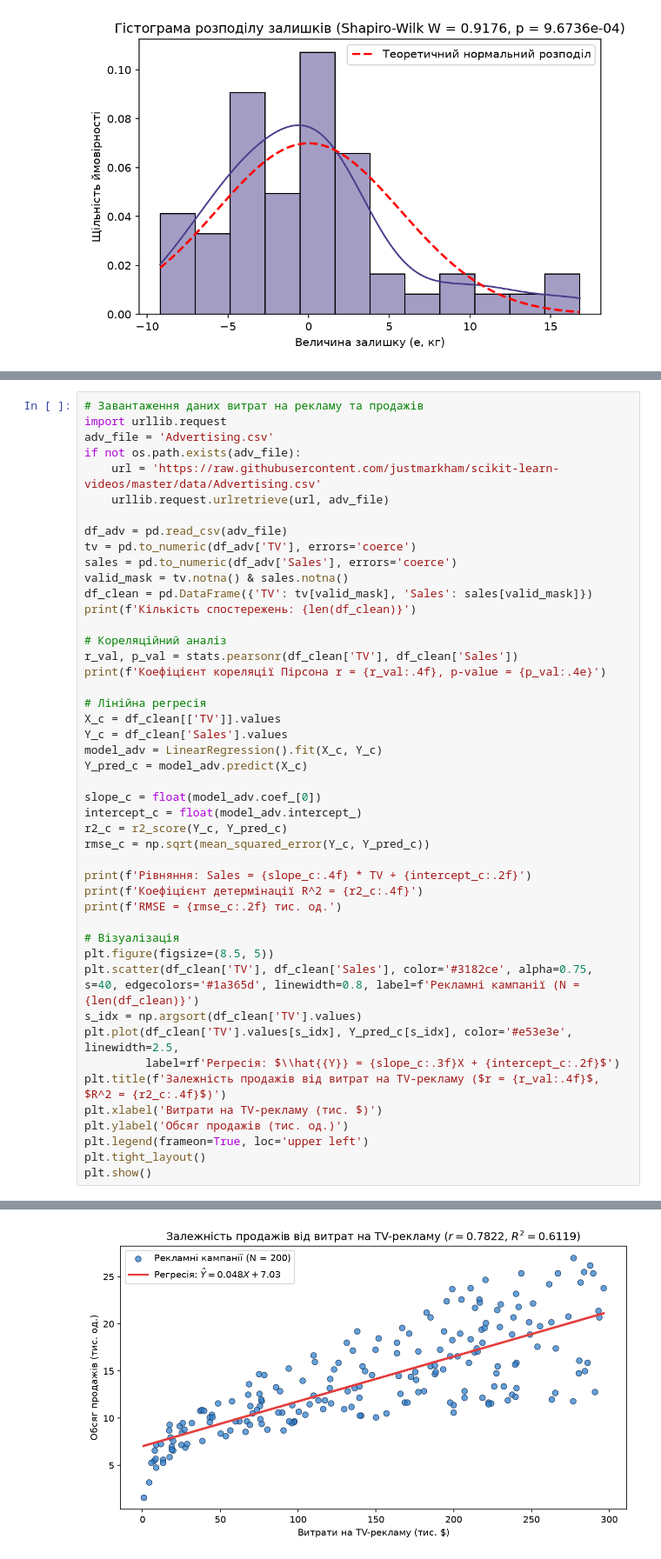
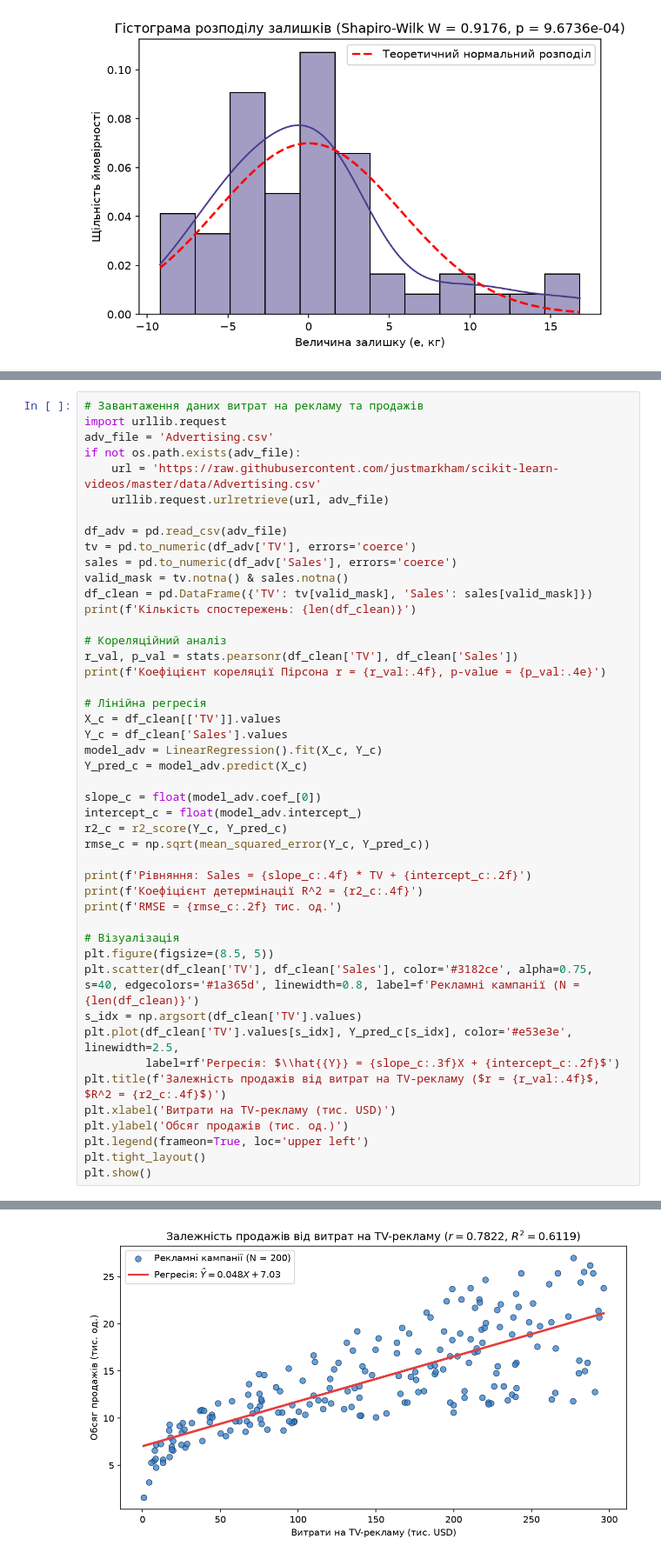
Before and after one commit to bahriibelzandrii/IAD, a Jupyter notebook: Lab_2/notebook.ipynb, the cells around one changed output, grey strips where cells are left out. Shown at 87% size. Drawn from its saved outputs; the diff is of its cells as text.

Commit message:
Lab 2: fix MathJax markdown rendering in notebook and update plot units to USD

```diff
--- a/Lab_2/notebook.ipynb
+++ b/Lab_2/notebook.ipynb
@@ -207,35 +208,35 @@ X_c = df_clean[['TV']].values
 Y_c = df_clean['Sales'].values
 model_adv = LinearRegression().fit(X_c, Y_c)
 Y_pred_c = model_adv.predict(X_c)
 
 slope_c = float(model_adv.coef_[0])
 intercept_c = float(model_adv.intercept_)
 r2_c = r2_score(Y_c, Y_pred_c)
 rmse_c = np.sqrt(mean_squared_error(Y_c, Y_pred_c))
 
 print(f'Рівняння: Sales = {slope_c:.4f} * TV + {intercept_c:.2f}')
 print(f'Коефіцієнт детермінації R^2 = {r2_c:.4f}')
 print(f'RMSE = {rmse_c:.2f} тис. од.')
 
 # Візуалізація
 plt.figure(figsize=(8.5, 5))
 plt.scatter(df_clean['TV'], df_clean['Sales'], color='#3182ce', alpha=0.75, s=40, edgecolors='#1a365d', linewidth=0.8, label=f'Рекламні кампанії (N = {len(df_clean)}')
 s_idx = np.argsort(df_clean['TV'].values)
 plt.plot(df_clean['TV'].values[s_idx], Y_pred_c[s_idx], color='#e53e3e', linewidth=2.5,
          label=rf'Регресія: $\\hat{{Y}} = {slope_c:.3f}X + {intercept_c:.2f}$')
 plt.title(f'Залежність продажів від витрат на TV-рекламу ($r = {r_val:.4f}$, $R^2 = {r2_c:.4f}$)')
-plt.xlabel('Витрати на TV-рекламу (тис. $)')
+plt.xlabel('Витрати на TV-рекламу (тис. USD)')
 plt.ylabel('Обсяг продажів (тис. од.)')
 plt.legend(frameon=True, loc='upper left')
 plt.tight_layout()
 plt.show()
 # %% [output]
 Кількість спостережень: 200
 Коефіцієнт кореляції Пірсона r = 0.7822, p-value = 1.4674e-42
 Рівняння: Sales = 0.0475 * TV + 7.03
 Коефіцієнт детермінації R^2 = 0.6119
 RMSE = 3.24 тис. од.
-[figure, old version]
+[figure, new version]
 # %% [markdown]
 ## 8. Загальний висновок
 У ході лабораторної роботи було досліджено властивості лінійного кореляційного та регресійного аналізу:
```
Also changed, not shown: parts of 2 cells of this notebook, 5 other files.
